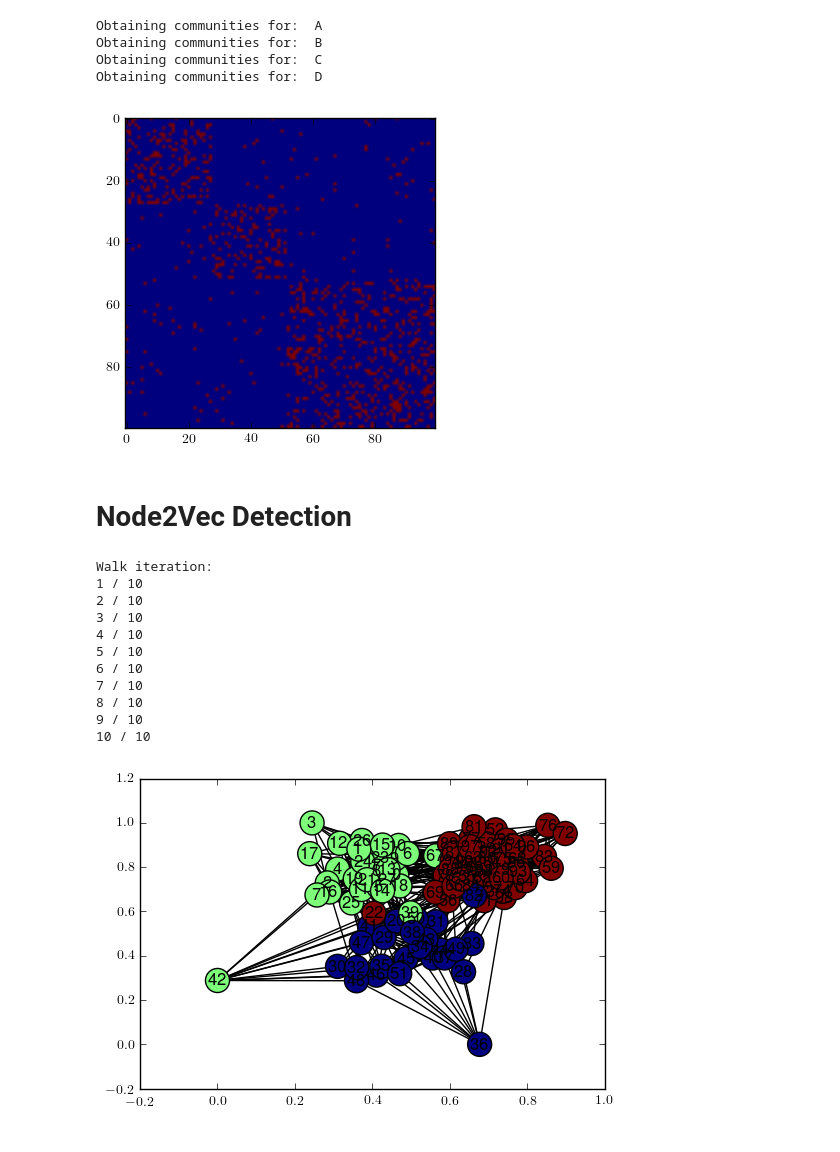
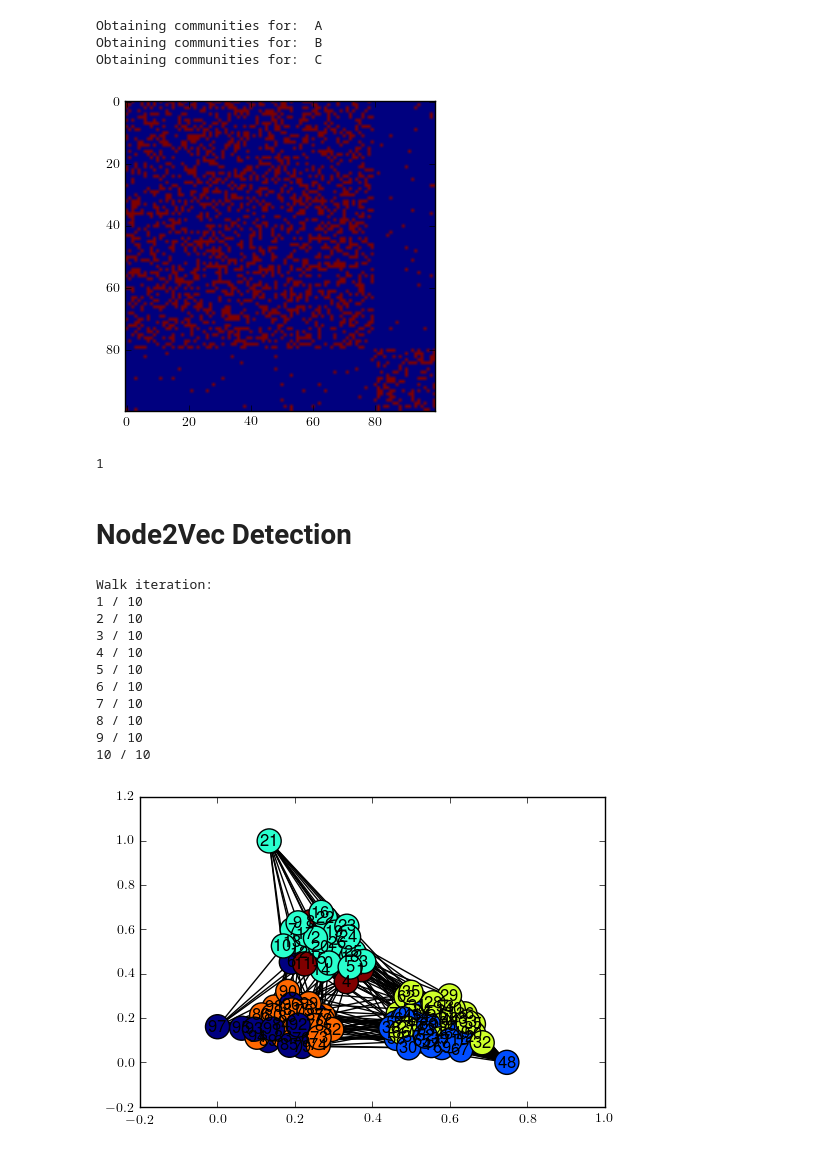
Before and after one commit to ernaneluis/graph-dynamics, a Jupyter notebook: notebooks/Networks/Embeddings/Node2Vec_ForHierarchicalClustering.ipynb, the cells around one changed output. Saved outputs shown, nothing was run; the diff lists cells and outputs as text; code cells hidden in the pictures.

```diff
--- a/notebooks/Networks/Embeddings/Node2Vec_ForHierarchicalClustering.ipynb
+++ b/notebooks/Networks/Embeddings/Node2Vec_ForHierarchicalClustering.ipynb
@@ -16,16 +16,25 @@ from graph_dynamics.networks.communities import HierarchicalMixedMembership
 %matplotlib inline
 # %%
 #DEFINE HIERARCHY
-dictTree = {"name":"A","children":[{"name":"B","children":None},
-                                   {"name":"C","children":None},
-                                   {"name":"D","children":None}]}
+dictTree = {"name":"A","children":[{"name":"B","children":[{"name":"E","children":None},
+                                                           {"name":"F","children":None}]},
+                                   {"name":"C","children":[{"name":"G","children":None},
+                                                           {"name":"H","children":None}]},
+                                   {"name":"D","children":[{"name":"I","children":None},
+                                                           {"name":"J","children":None}]}],
+
+
+#dictTree = {"name":"A","children":[{"name":"B","children":None},
+#                                   {"name":"C","children":None}]}
+
+
 hierarchy = tree2Dict.fromDictTreeToObjectTree([dictTree])
 treeHandlers.setBranch(hierarchy)
 
 #DEFINE GRAPH
 numberOfNodes = 100
 backgroundProbability = 0.98
-inheritanceProbability = 0.8
+inheritanceProbability = 0.7
 dirichlet_prior = 3.
 
 
@@ -43,8 +52,11 @@ plt.show()
 Obtaining communities for:  A
 Obtaining communities for:  B
 Obtaining communities for:  C
-Obtaining communities for:  D
-[figure, old version]
+[figure, new version]
+# %%
+treeHandlers.obtainMyLevel(hierarchy[0].children[1])
+# %% [output]
+1
 # %% [markdown]
 # Node2Vec Detection
 # %%
@@ -55,7 +67,7 @@ args = {"input":"../../data/graph/karate.edgelist",
          "dimensions":128,
          "directed":False,
          "p":0.001,
-         "q":2,
+         "q":5,
          "num_walks":10,
          "walk_length":80,
          "window_size":10,
@@ -64,32 +76,32 @@ args = {"input":"../../data/graph/karate.edgelist",
          "weighted":False,
          "undirected":True,
          "output":"../../../data/emb/hmm.emb"}
 
-number_of_clusters = 3
+number_of_clusters = 6
 nx_G = HMM.get_networkx()
 
 G = node2vec.Graph(nx_G,
                    args["directed"],
                    args["p"],
                    args["q"])
 
 G.preprocess_transition_probs()
 
 walks = G.simulate_walks(args["num_walks"],
                          args["walk_length"])
 
 node2vec.learn_embeddings(walks,args)
 utils.clusterEmbeddings(nx_G, args["output"],number_of_clusters)
 # %% [output]
 Walk iteration:
 1 / 10
 2 / 10
 3 / 10
 4 / 10
 5 / 10
 6 / 10
 7 / 10
 8 / 10
 9 / 10
 10 / 10
-[figure, old version]
+[figure, new version]
```
Also changed, not shown: 19 other files.
